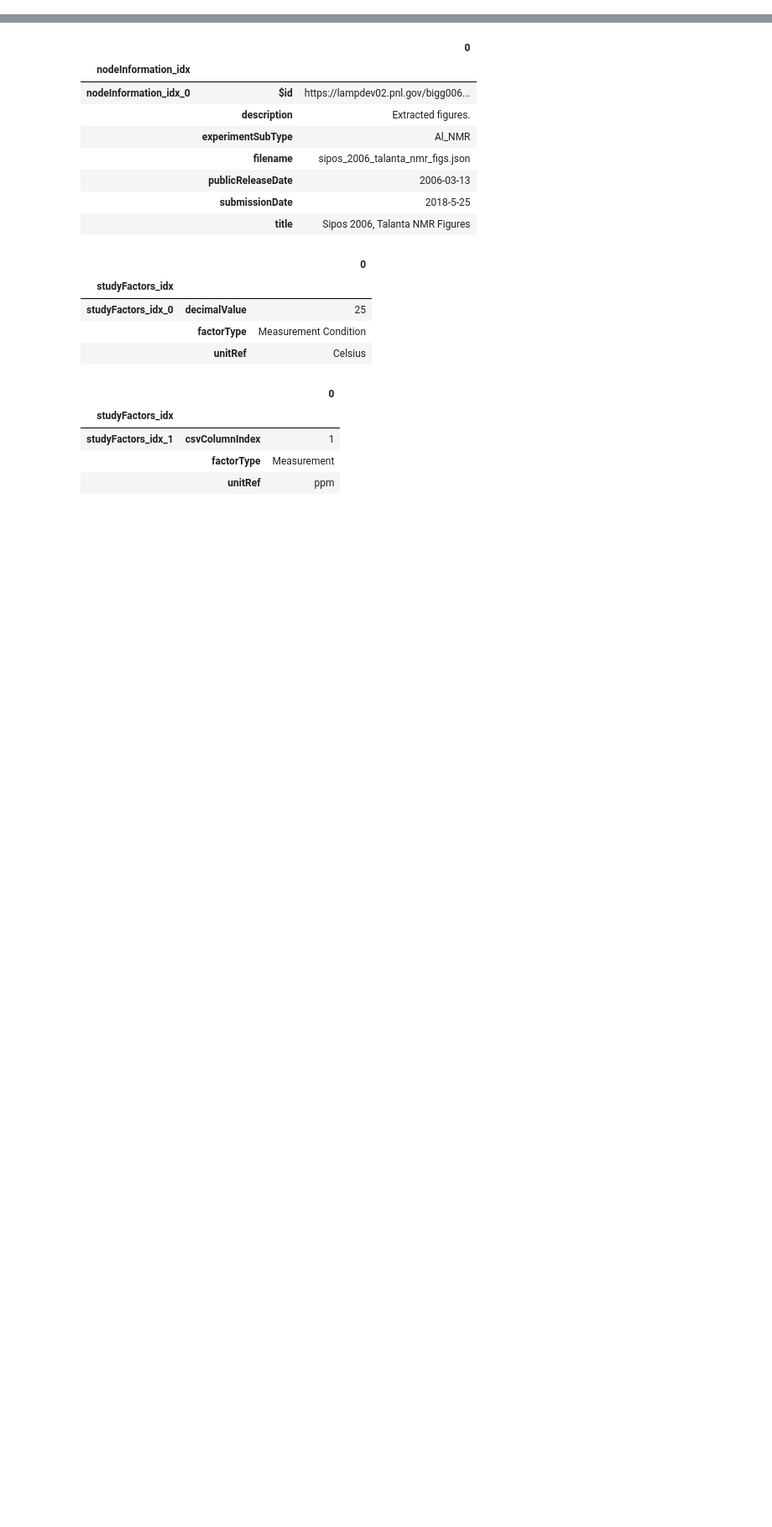
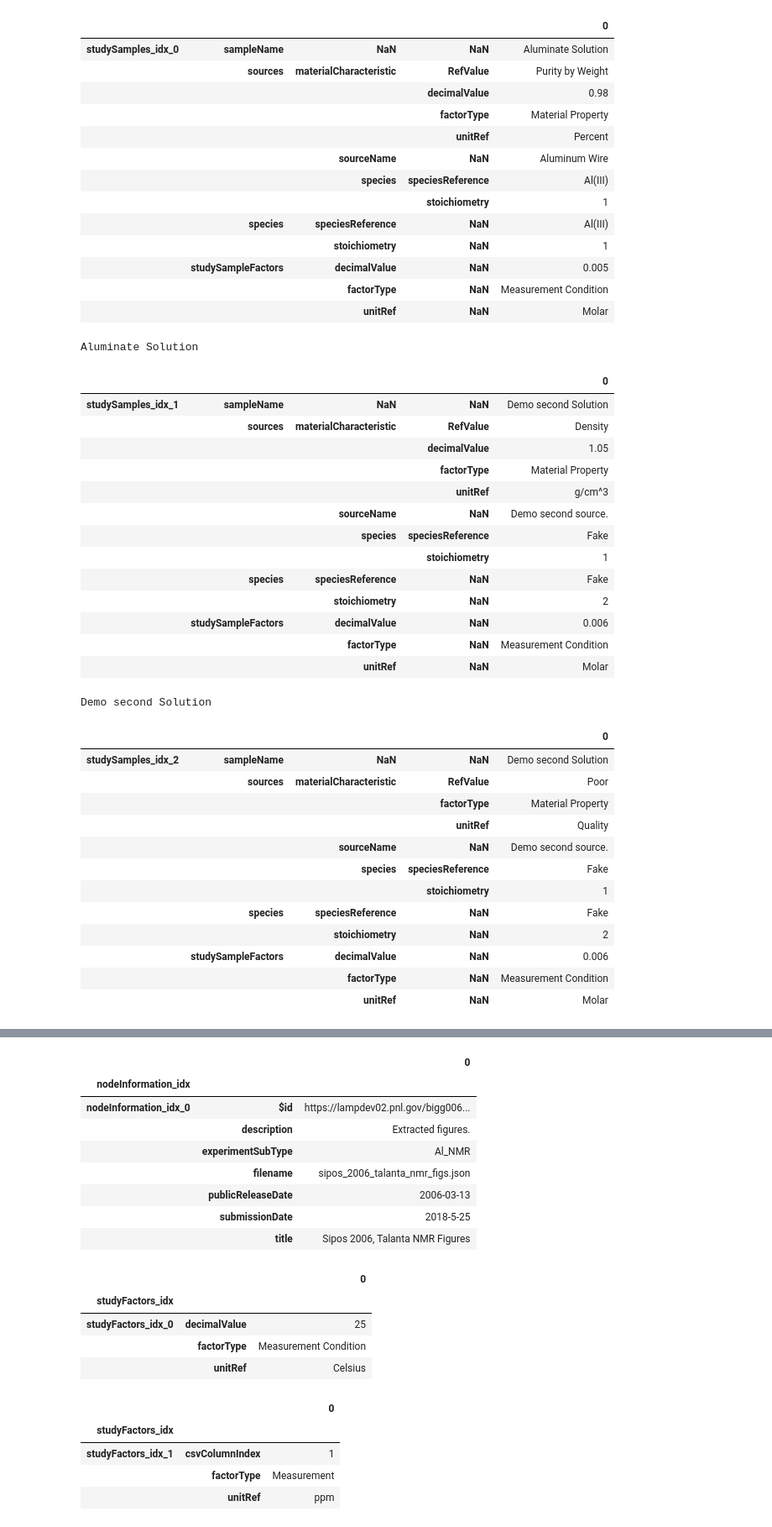
Before and after one commit to biggstd/isaDream, a Jupyter notebook: dev_notebooks/AssayClass.ipynb, the cells around one changed output, grey strips where cells are left out. Shown at 84% size. Cells and saved outputs as stored; diff of their text form; code cells hidden in the pictures; blank space fills up the shorter version.

Commit message:
More model updates.

```diff
--- a/dev_notebooks/AssayClass.ipynb
+++ b/dev_notebooks/AssayClass.ipynb
@@ -34,0 +47,5 @@ MODEL.json_dict
+# %%
+MODEL = DrupalNode(SIPOS_DEMO)
+for key, df in MODEL._sample_groups:
+    display(df.T)
+#     display(df.T.xs('sources'))
@@ -34,0 +79,5 @@ MODEL.json_dict
+# %%
+MODEL = DrupalNode(SIPOS_DEMO)
+for key, df in MODEL._sample_frame.groupby(level=0):
+    display(df)
+# MODEL._sample_frame.T.xs('sources')
@@ -34,0 +86,3 @@ MODEL.json_dict
+# %%
+for df in MODEL.factors:
+    display(df)
@@ -34,0 +97,50 @@ MODEL.json_dict
+# %%
+for sample in MODEL.samples:
+    df = sample.df
+    display(df)
+    print(sample)
+#     display(utils.try_xs(df, 'sampleName'))
+# %% [output]
+|  |  |  |  | 0 |
+| studySamples_idx_0 | sampleName | NaN | NaN | Aluminate Solution |
+|  | sources | materialCharacteristic | RefValue | Purity by Weight |
+|  |  |  | decimalValue | 0.98 |
+|  |  |  | factorType | Material Property |
+|  |  |  | unitRef | Percent |
+|  |  | sourceName | NaN | Aluminum Wire |
+|  |  | species | speciesReference | Al(III) |
+|  |  |  | stoichiometry | 1 |
+|  | species | speciesReference | NaN | Al(III) |
+|  |  | stoichiometry | NaN | 1 |
+|  | studySampleFactors | decimalValue | NaN | 0.005 |
+|  |  | factorType | NaN | Measurement Condition |
+|  |  | unitRef | NaN | Molar |
+Aluminate Solution
+|  |  |  |  | 0 |
+| studySamples_idx_1 | sampleName | NaN | NaN | Demo second Solution |
+|  | sources | materialCharacteristic | RefValue | Density |
+|  |  |  | decimalValue | 1.05 |
+|  |  |  | factorType | Material Property |
+|  |  |  | unitRef | g/cm^3 |
+|  |  | sourceName | NaN | Demo second source. |
+|  |  | species | speciesReference | Fake |
+|  |  |  | stoichiometry | 1 |
+|  | species | speciesReference | NaN | Fake |
+|  |  | stoichiometry | NaN | 2 |
+|  | studySampleFactors | decimalValue | NaN | 0.006 |
+|  |  | factorType | NaN | Measurement Condition |
+|  |  | unitRef | NaN | Molar |
+Demo second Solution
+|  |  |  |  | 0 |
+| studySamples_idx_2 | sampleName | NaN | NaN | Demo second Solution |
+|  | sources | materialCharacteristic | RefValue | Poor |
+|  |  |  | factorType | Material Property |
+|  |  |  | unitRef | Quality |
+|  |  | sourceName | NaN | Demo second source. |
+|  |  | species | speciesReference | Fake |
+|  |  |  | stoichiometry | 1 |
+|  | species | speciesReference | NaN | Fake |
+|  |  | stoichiometry | NaN | 2 |
+|  | studySampleFactors | decimalValue | NaN | 0.006 |
+|  |  | factorType | NaN | Measurement Condition |
+|  |  | unitRef | NaN | Molar |
```
Also changed, not shown: parts of 12 cells of this notebook, 6 other files.
